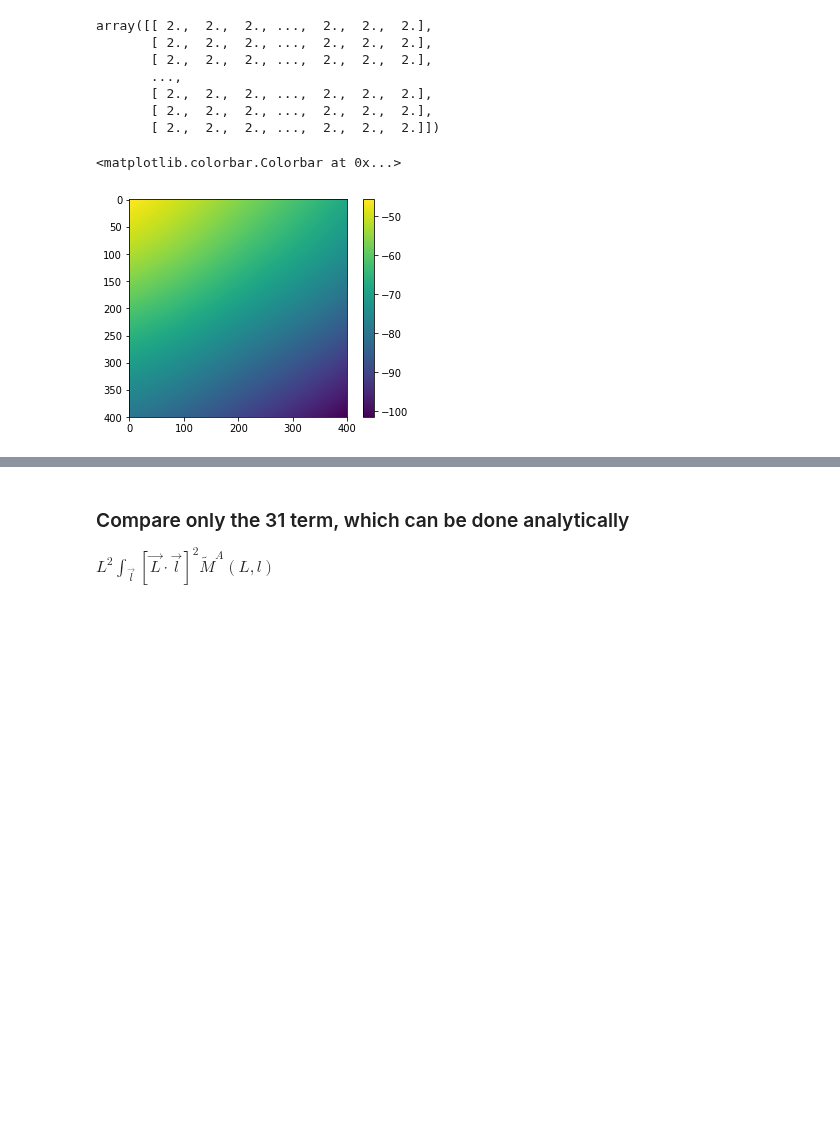
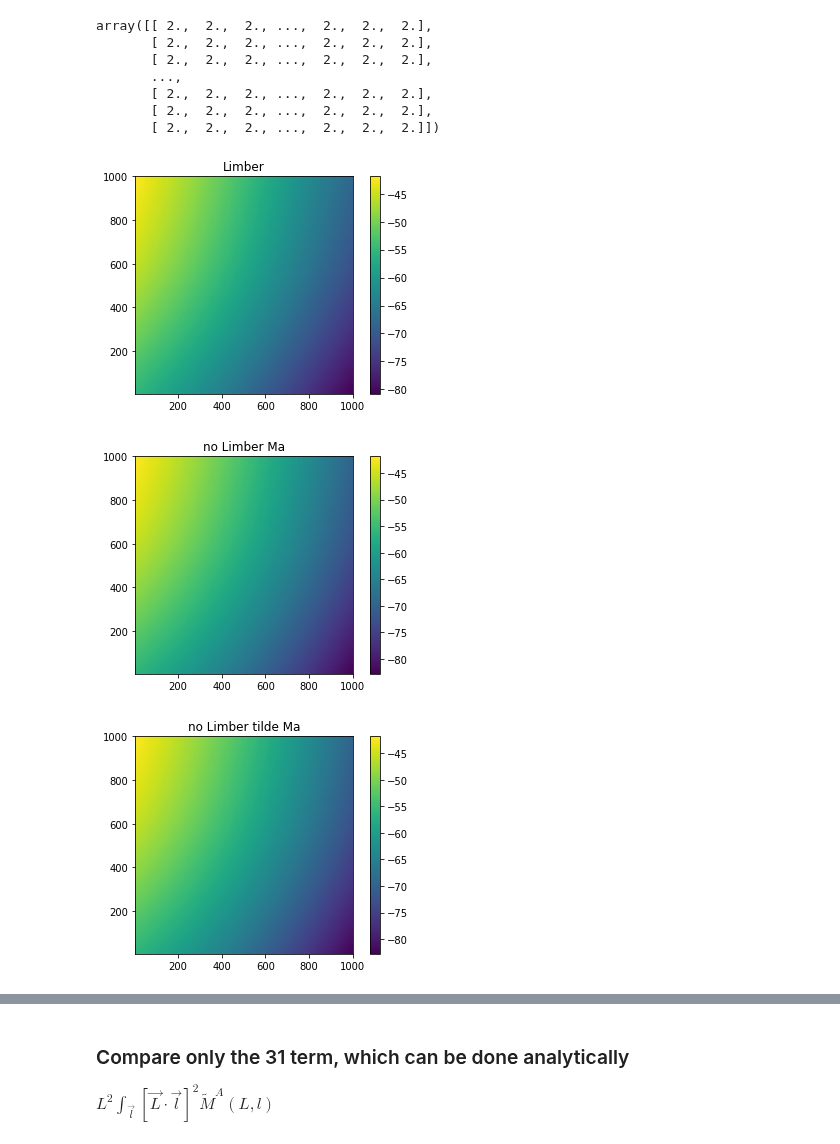
Before and after one commit to VMBoehm/postlimber, a Jupyter notebook: notebooks/PostBornTerms without Limber new approach.ipynb, the cells around one changed output, grey strips where cells are left out. Drawn from its saved outputs; the diff is of its cells as text; code cells hidden in the pictures; blank space fills up the shorter version.

```diff
--- a/notebooks/PostBornTerms without Limber new approach.ipynb
+++ b/notebooks/PostBornTerms without Limber new approach.ipynb
@@ -305,12 +305,27 @@ array([[ 2.,  2.,  2., ...,  2.,  2.,  2.],
 tildeMA=tildeMA1+tildeMA2
 np.save('../M_matrices/tildeMA_bin_%s'%str(bin_num),[np.meshgrid(ell_),tildeMA])
 tildeMA_spline = RectBivariateSpline(ell_,ell_,tildeMA)
-# %%
-L, M = np.load('../output/MLimberSpline_bin_all.npy')
-L1, L2 = L
-
-plt.imshow(np.log(M/L1**2/L2**4))
-plt.colorbar()
-# %% [output]
-<matplotlib.colorbar.Colorbar at 0x...>
-[figure, removed]
+# %%
+L_, M = np.load('../output/MLimberSpline_bin_all.npy')
+L2, L1 = L_
+
+plt.title('Limber')
+plt.imshow(np.log(M),extent=(L[0],L[-1],L[0],L[-1]))
+plt.colorbar()
+plt.show()
+
+MA_int =MA_spline(L,L,grid=True)
+plt.title('no Limber Ma')
+plt.imshow(np.log(MA_int),extent=(L[0],L[-1],L[0],L[-1]))
+plt.colorbar()
+plt.show()
+
+tildeMA_int =tildeMA_spline(L,L,grid=True)
+plt.title('no Limber tilde Ma')
+plt.imshow(np.log(tildeMA_int),extent=(L[0],L[-1],L[0],L[-1]))
+plt.colorbar()
+plt.show()
+# %% [output]
+[figure, added]
+[figure, added]
+[figure, added]
```
Also changed, not shown: parts of 17 cells of this notebook, 6 other files.
